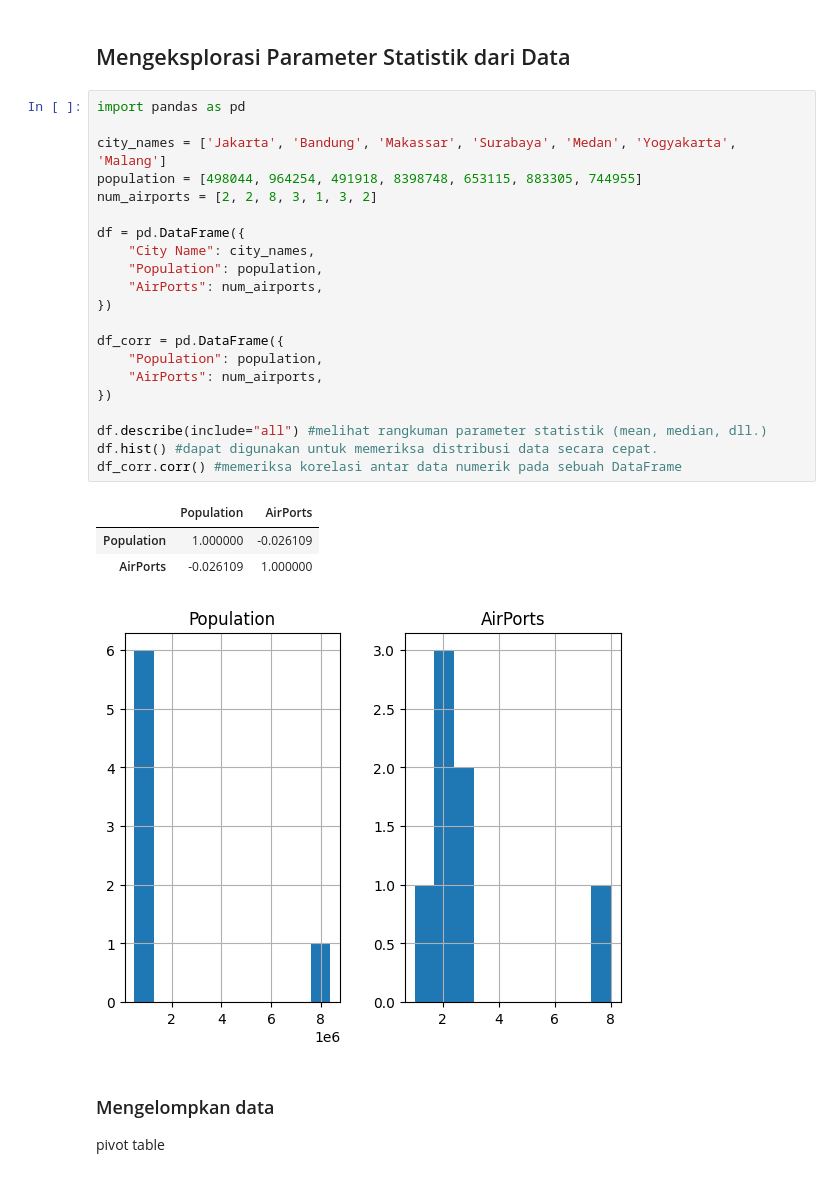
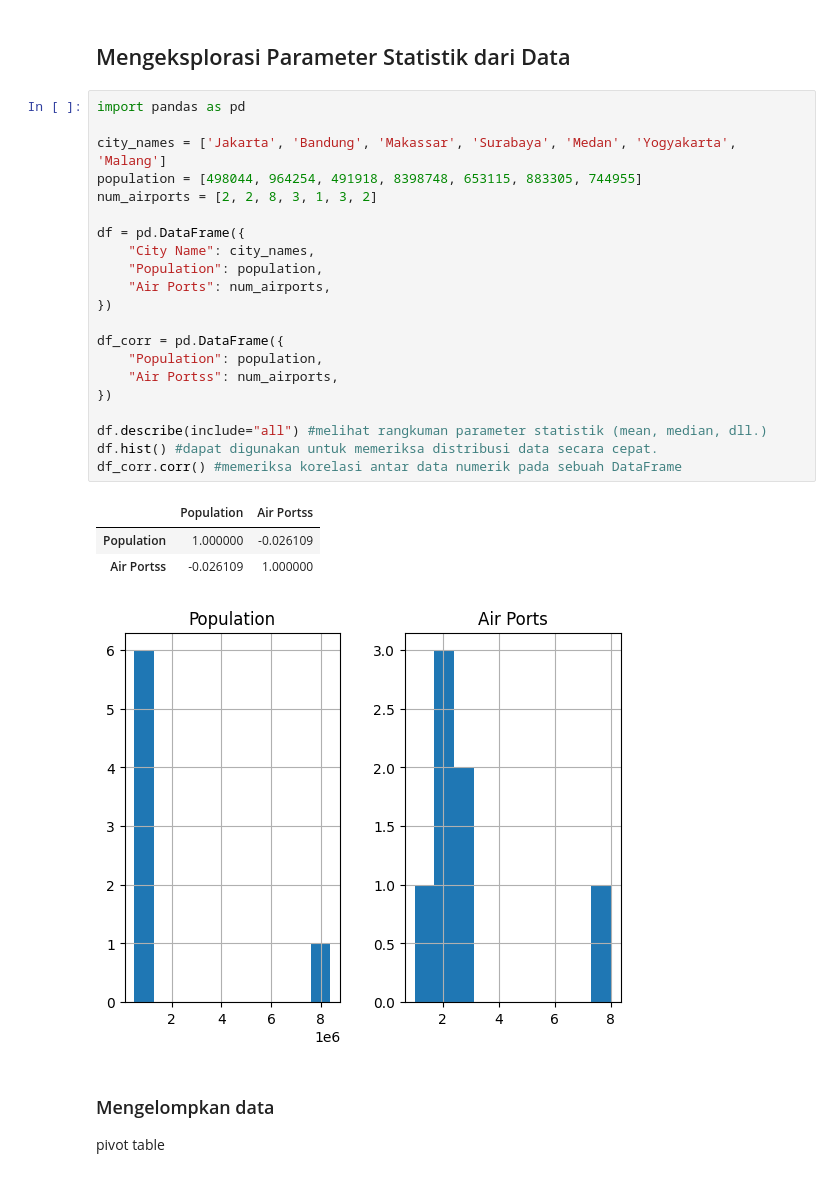
Before and after one commit to zhavei/proyek_analisis_data, a Jupyter notebook: explore_data.ipynb, the cells around one changed output. Drawn from its saved outputs; the diff is of its cells as text.

Commit message:
data visualization

```diff
--- a/explore_data.ipynb
+++ b/explore_data.ipynb
@@ -3,29 +3,29 @@
 # %%
 import pandas as pd
 
 city_names = ['Jakarta', 'Bandung', 'Makassar', 'Surabaya', 'Medan', 'Yogyakarta', 'Malang']
 population = [498044, 964254, 491918, 8398748, 653115, 883305, 744955]
 num_airports = [2, 2, 8, 3, 1, 3, 2]
 
 df = pd.DataFrame({
     "City Name": city_names,
     "Population": population,
-    "AirPorts": num_airports,
+    "Air Ports": num_airports,
 })
 
 df_corr = pd.DataFrame({
     "Population": population,
-    "AirPorts": num_airports,
+    "Air Portss": num_airports,
 })
 
 df.describe(include="all") #melihat rangkuman parameter statistik (mean, median, dll.)
 df.hist() #dapat digunakan untuk memeriksa distribusi data secara cepat.
 df_corr.corr() #memeriksa korelasi antar data numerik pada sebuah DataFrame
 # %% [output]
-|  | Population | AirPorts |
+|  | Population | Air Portss |
 | Population | 1.000000 | -0.026109 |
-| AirPorts | -0.026109 | 1.000000 |
+| Air Portss | -0.026109 | 1.000000 |
-[figure, old version]
+[figure, new version]
 # %% [markdown]
 ### Mengelompkan data
 pivot table
```
Also changed, not shown: 3 other files.
